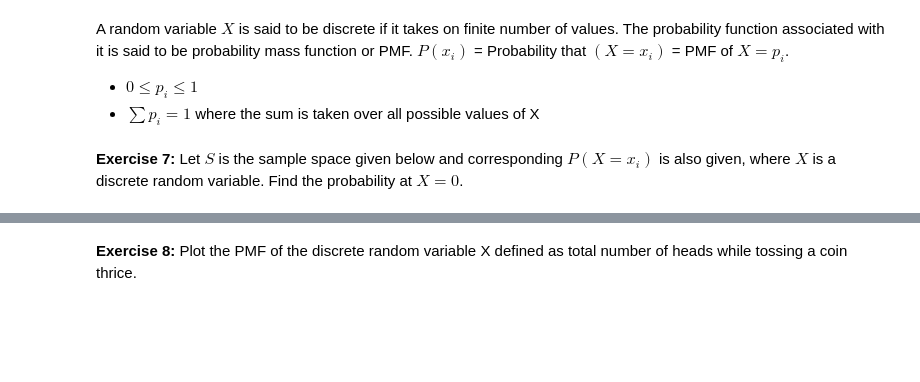
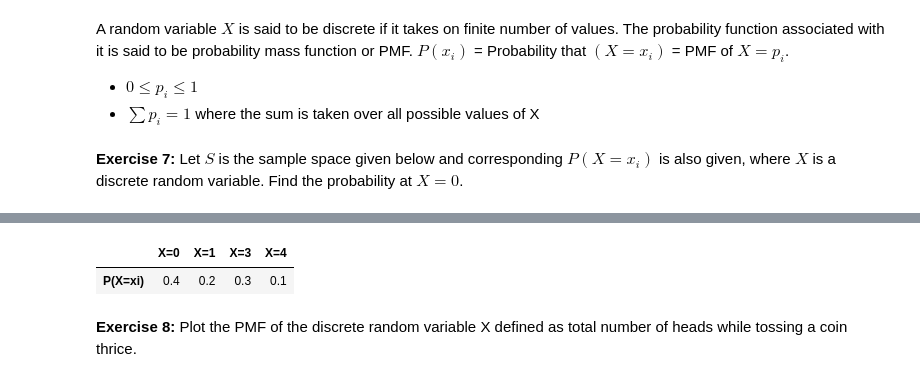
Before and after one commit to Shrutiba/iisc_cds, a Jupyter notebook: M1_AST_01_Probability_Basics_A.ipynb, the cells around one changed output, grey strips where cells are left out. Drawn from its saved outputs; the diff is of its cells as text; code cells hidden in the pictures; blank space fills up the shorter version.

```diff
--- a/M1_AST_01_Probability_Basics_A.ipynb
+++ b/M1_AST_01_Probability_Basics_A.ipynb
@@ -514,6 +649,11 @@ df1
 # %%
 # For a discrete random variable we know that sum of all P(X=xi) = 1,
 # YOUR CODE HERE to calculate df1['X=0']
+df1['X=0'] = 1 - ( df1['X=1']+df1['X=3']+ df1['X=4'] )
+df1
+# %% [output]
+|  | X=0 | X=1 | X=3 | X=4 |
+| P(X=xi) | 0.4 | 0.2 | 0.3 | 0.1 |
 # %% [markdown]
 **Exercise 8:** Plot the PMF of the discrete random variable X defined as total number of heads while tossing a coin thrice.
 # %%
```
Also changed, not shown: parts of 29 cells of this notebook.
